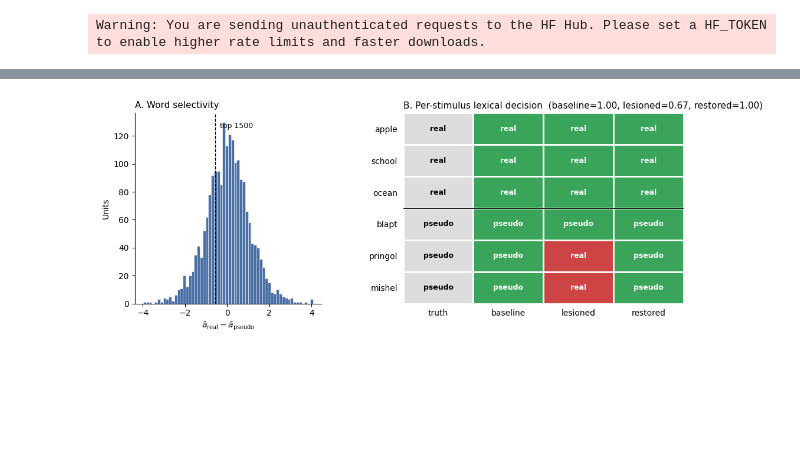
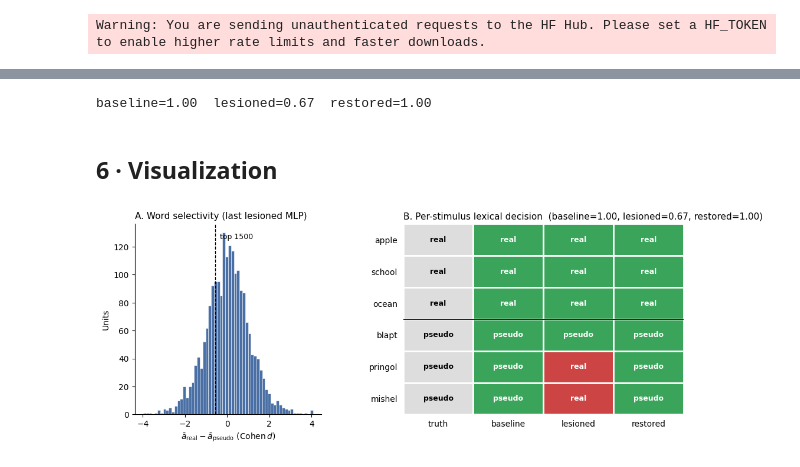
Before and after one commit to KartikP/brainscore-unified, a Jupyter notebook: notebooks/state_change.ipynb, the cells around one changed output, grey strips where cells are left out. Cells and saved outputs as stored; diff of their text form; code cells hidden in the pictures; blank space fills up the shorter version.

```diff
--- a/notebooks/state_change.ipynb
+++ b/notebooks/state_change.ipynb
@@ -16,16 +29,16 @@ from brainscore_core.model_interface import StateChange, Selection, Perturbation
 from brainscore.perturbation import build_pytorch_ablation_fn
 
 
-# --- helpers, not brain-score related ---
 def render(word, size=224, font_size=56):
+    """Render `word` as black text on a white image."""
     img = Image.new('RGB', (size, size), 'white')
     for p in ('/System/Library/Fonts/Helvetica.ttc',
               '/usr/share/fonts/truetype/dejavu/DejaVuSans.ttf'):
         try: font = ImageFont.truetype(p, font_size); break
         except OSError: pass
     else: font = ImageFont.load_default()
-    ImageDraw.Draw(img).text((size//2, size//2), word, fill='black',
-                              anchor='mm', font=font)
+    ImageDraw.Draw(img).text((size//2, size//2), word,
+                              fill='black', anchor='mm', font=font)
     return img
 
 def resolve(model, path):
@@ -179,0 +141,6 @@ baseline=1.00  lesioned=0.67  restored=1.00
+# %%
+LAYERS = [f'model.language_model.layers.{i}.mlp' for i in (26,28,30,32,34)]
+TOP_K  = 1500
+
+per_layer_units = {L: localize(loc_real, loc_pseudo, L, TOP_K)[0] for L in LAYERS}
+_, selectivity = localize(loc_real, loc_pseudo, LAYERS[-1], TOP_K)  # for fig
@@ -180,56 +153,67 @@ baseline=1.00  lesioned=0.67  restored=1.00
+# %%
+# (a) baseline — no perturbation
+baseline, base_preds = score(test_imgs, test_truth)
+
+# (b) install the lesion at every selected layer
+for layer, units in per_layer_units.items():
+    bs_model.process(StateChange(
+        kind='ablation',
+        target=Selection(layer=layer, indices=units),
+        perturbation=Perturbation(kind='zero'),
+    ))
+
+# (c) score under lesion
+lesioned, les_preds = score(test_imgs, test_truth)
+
+# (d) restore
+bs_model.reset()
+restored, res_preds = score(test_imgs, test_truth)
+
+print(f'baseline={baseline:.2f}  lesioned={lesioned:.2f}  restored={restored:.2f}')
+# %% [output]
+baseline=1.00  lesioned=0.67  restored=1.00
+# %% [markdown]
+## 6 · Visualization
 # %%
 fig = plt.figure(figsize=(12, 4.2))
 gs = fig.add_gridspec(1, 2, width_ratios=[2, 3], wspace=0.35)
-ax_a = fig.add_subplot(gs[0])
-ax_b = fig.add_subplot(gs[1])
+ax_a = fig.add_subplot(gs[0]); ax_b = fig.add_subplot(gs[1])
 
-# Panel A — selectivity histogram
-thr = selectivity[word_units].min()
-ax_a.hist(selectivity, bins=60, color='#4a6fa5',
-          edgecolor='white', linewidth=0.4)
+thr = selectivity[per_layer_units[LAYERS[-1]]].min()
+ax_a.hist(selectivity, bins=60, color='#4a6fa5', edgecolor='white', linewidth=0.4)
 ax_a.axvline(thr, color='black', lw=1, ls='--')
-ax_a.text(thr, ax_a.get_ylim()[1] * 0.92, f'  top {TOP_K}',
-          ha='left', fontsize=9)
-ax_a.set_xlabel(r'$\bar{a}_\mathrm{real} - \bar{a}_\mathrm{pseudo}$')
+ax_a.text(thr, ax_a.get_ylim()[1] * 0.92, f'  top {TOP_K}', ha='left', fontsize=9)
+ax_a.set_xlabel(r'$\bar{a}_\mathrm{real} - \bar{a}_\mathrm{pseudo}$ (Cohen$\,d$)')
 ax_a.set_ylabel('Units')
-ax_a.set_title('A. Word selectivity', loc='left', fontsize=11)
+ax_a.set_title('A. Word selectivity (last lesioned MLP)', loc='left', fontsize=11)
 
-# Panel B — per-stimulus prediction matrix
 stims = TEST_REAL + TEST_PSEUDO
-cols  = [('truth', test_truth),
-         ('baseline', base_preds),
-         ('lesioned', les_preds),
-         ('restored', res_preds)]
+cols  = [('truth', test_truth), ('baseline', base_preds),
+         ('lesioned', les_preds), ('restored', res_preds)]
 for ci, (name, preds) in enumerate(cols):
     for ri, pred in enumerate(preds):
-        if name == 'truth':
-            color = '#dddddd'
-        else:
-            color = '#3aa55a' if pred == test_truth[ri] else '#cc4444'
+        color = ('#dddddd' if name == 'truth'
+                 else '#3aa55a' if pred == test_truth[ri] else '#cc4444')
         ax_b.add_patch(plt.Rectangle((ci, ri), 1, 1,
                                      facecolor=color, edgecolor='white', lw=2))
         ax_b.text(ci + 0.5, ri + 0.5, pred, ha='center', va='center',
                   color='black' if name == 'truth' else 'white',
                   fontsize=9, fontweight='bold')
-ax_b.set_xlim(0, len(cols))
-ax_b.set_ylim(0, len(stims))
-ax_b.invert_yaxis()
+ax_b.set_xlim(0, len(cols)); ax_b.set_ylim(0, len(stims)); ax_b.invert_yaxis()
 ax_b.set_xticks(np.arange(len(cols)) + 0.5)
 ax_b.set_xticklabels([c[0] for c in cols], fontsize=10)
 ax_b.set_yticks(np.arange(len(stims)) + 0.5)
 ax_b.set_yticklabels(stims, fontsize=10)
 ax_b.tick_params(left=False, bottom=False)
 ax_b.axhline(len(TEST_REAL), color='black', lw=0.7)
-ax_b.set_title('B. Per-stimulus lexical decision  '
-               f'(baseline={baseline:.2f}, '
-               f'lesioned={lesioned:.2f}, '
-               f'restored={restored:.2f})',
-               loc='left', fontsize=11)
+ax_b.set_title(f'B. Per-stimulus lexical decision  '
+               f'(baseline={baseline:.2f}, lesioned={lesioned:.2f}, '
+               f'restored={restored:.2f})', loc='left', fontsize=11)
 
 for ax in (ax_a, ax_b):
     for sp in ('top', 'right'): ax.spines[sp].set_visible(False)
 for sp in ('left', 'bottom'): ax_b.spines[sp].set_visible(False)
 plt.show()
 # %% [output]
-[figure, old version]
+[figure, new version]
 # %% [markdown]
```
Also changed, not shown: parts of 17 cells of this notebook.
